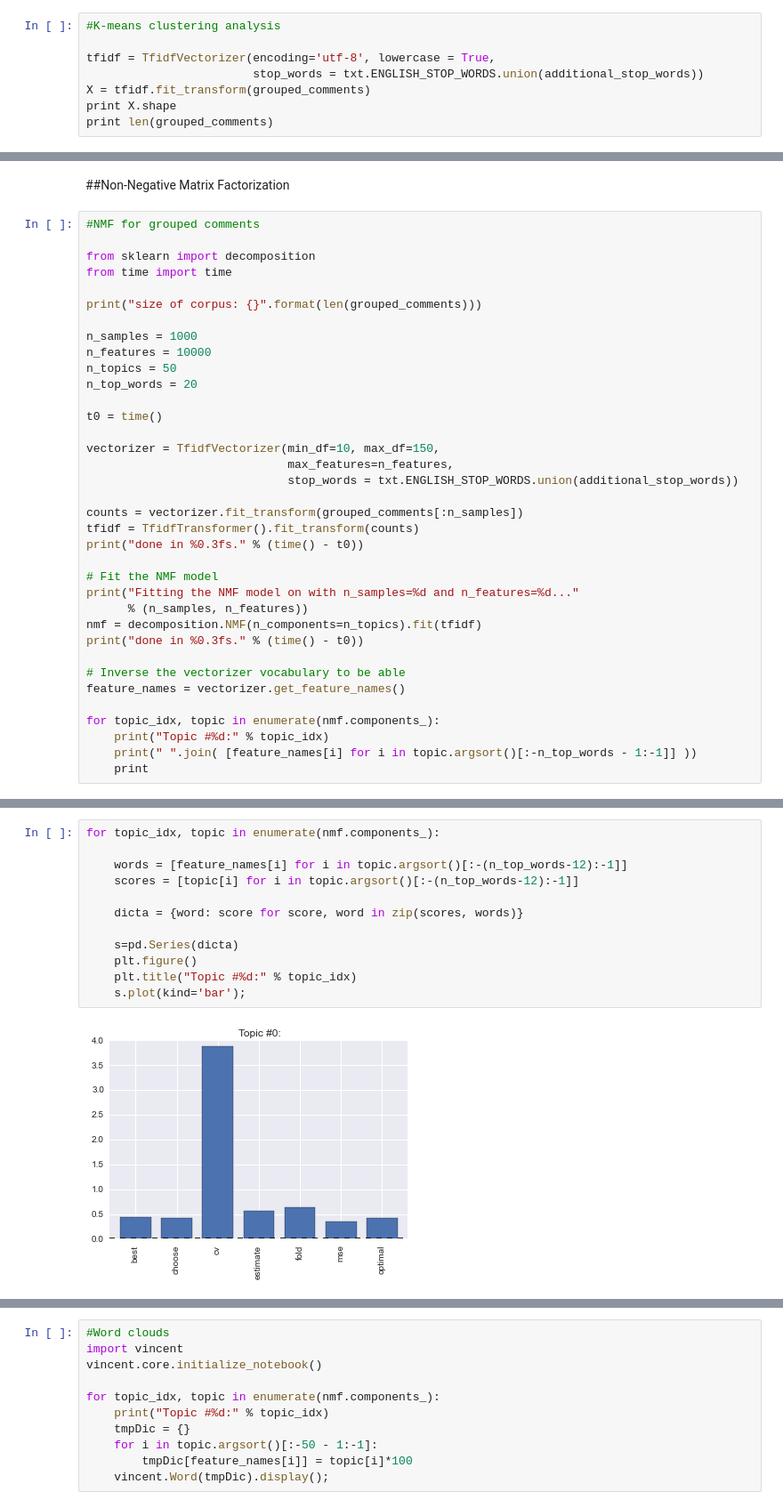
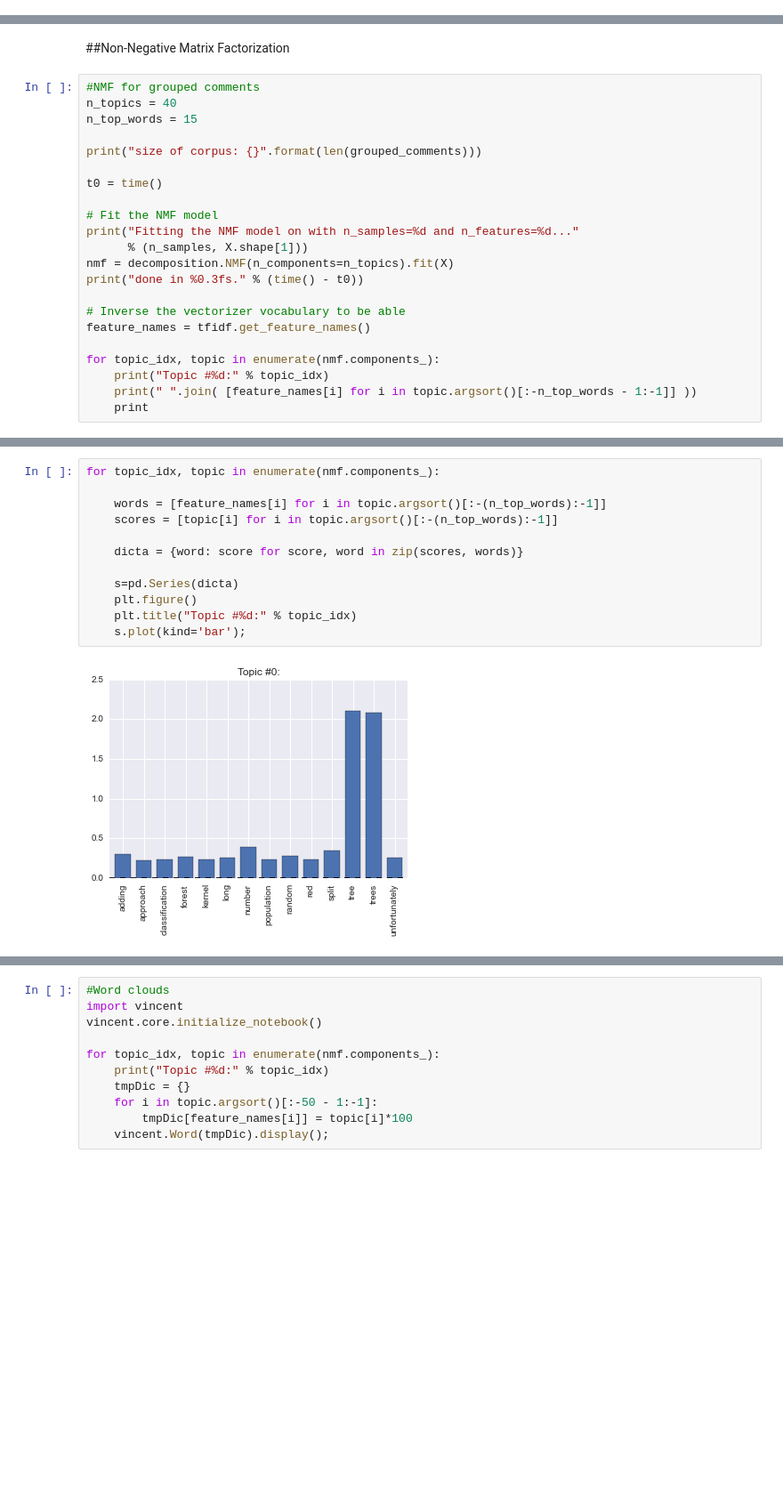
Before and after one commit to wubr2000/FAQ, a Jupyter notebook: preliminary.ipynb, the cells around one changed output, grey strips where cells are left out. Shown at 89% size. Drawn from its saved outputs; the diff is of its cells as text; blank space fills up the shorter version.

```diff
--- a/preliminary.ipynb
+++ b/preliminary.ipynb
@@ -169,10 +245,2 @@ for c in concat_comments:
 # %% [markdown]
 ##K Means Clustering
-# %%
-#K-means clustering analysis
-
-tfidf = TfidfVectorizer(encoding='utf-8', lowercase = True,
-                        stop_words = txt.ENGLISH_STOP_WORDS.union(additional_stop_words))
-X = tfidf.fit_transform(grouped_comments)
-print X.shape
-print len(grouped_comments)
@@ -264,35 +324,21 @@ medoid  725 : Thanks, smgross. I wondered about trying dummy variables but didn'
 ##Non-Negative Matrix Factorization
 # %%
 #NMF for grouped comments
-
-from sklearn import decomposition
-from time import time
+n_topics = 40
+n_top_words = 15
 
 print("size of corpus: {}".format(len(grouped_comments)))
 
-n_samples = 1000
-n_features = 10000
-n_topics = 50
-n_top_words = 20
-
 t0 = time()
-
-vectorizer = TfidfVectorizer(min_df=10, max_df=150,
-                             max_features=n_features,
-                             stop_words = txt.ENGLISH_STOP_WORDS.union(additional_stop_words))
-
-counts = vectorizer.fit_transform(grouped_comments[:n_samples])
-tfidf = TfidfTransformer().fit_transform(counts)
-print("done in %0.3fs." % (time() - t0))
 
 # Fit the NMF model
 print("Fitting the NMF model on with n_samples=%d and n_features=%d..."
-      % (n_samples, n_features))
-nmf = decomposition.NMF(n_components=n_topics).fit(tfidf)
+      % (n_samples, X.shape[1]))
+nmf = decomposition.NMF(n_components=n_topics).fit(X)
 print("done in %0.3fs." % (time() - t0))
 
 # Inverse the vectorizer vocabulary to be able
-feature_names = vectorizer.get_feature_names()
+feature_names = tfidf.get_feature_names()
 
 for topic_idx, topic in enumerate(nmf.components_):
     print("Topic #%d:" % topic_idx)
@@ -319,14 +365,14 @@ block bootstrap series standard time errors bootstrapping blocks search tsboot i
 # %%
 for topic_idx, topic in enumerate(nmf.components_):
 
-    words = [feature_names[i] for i in topic.argsort()[:-(n_top_words-12):-1]]
-    scores = [topic[i] for i in topic.argsort()[:-(n_top_words-12):-1]]
+    words = [feature_names[i] for i in topic.argsort()[:-(n_top_words):-1]]
+    scores = [topic[i] for i in topic.argsort()[:-(n_top_words):-1]]
 
     dicta = {word: score for score, word in zip(scores, words)}
 
     s=pd.Series(dicta)
     plt.figure()
     plt.title("Topic #%d:" % topic_idx)
     s.plot(kind='bar');
 # %% [output]
-[figure, old version]
+[figure, new version]
```
Also changed, not shown: parts of 20 cells of this notebook.
